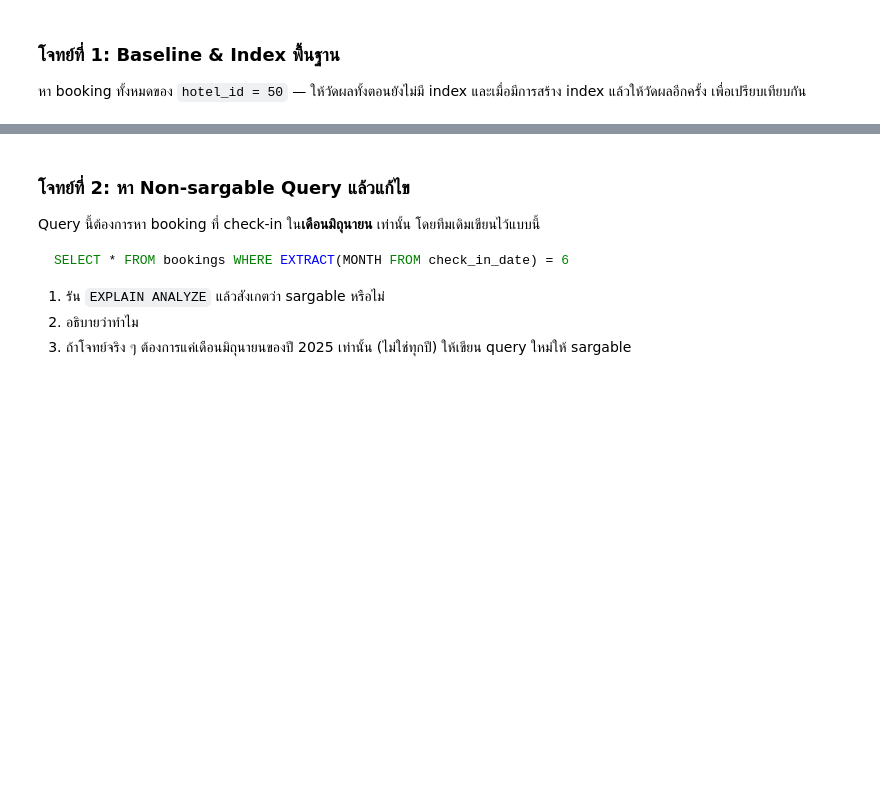
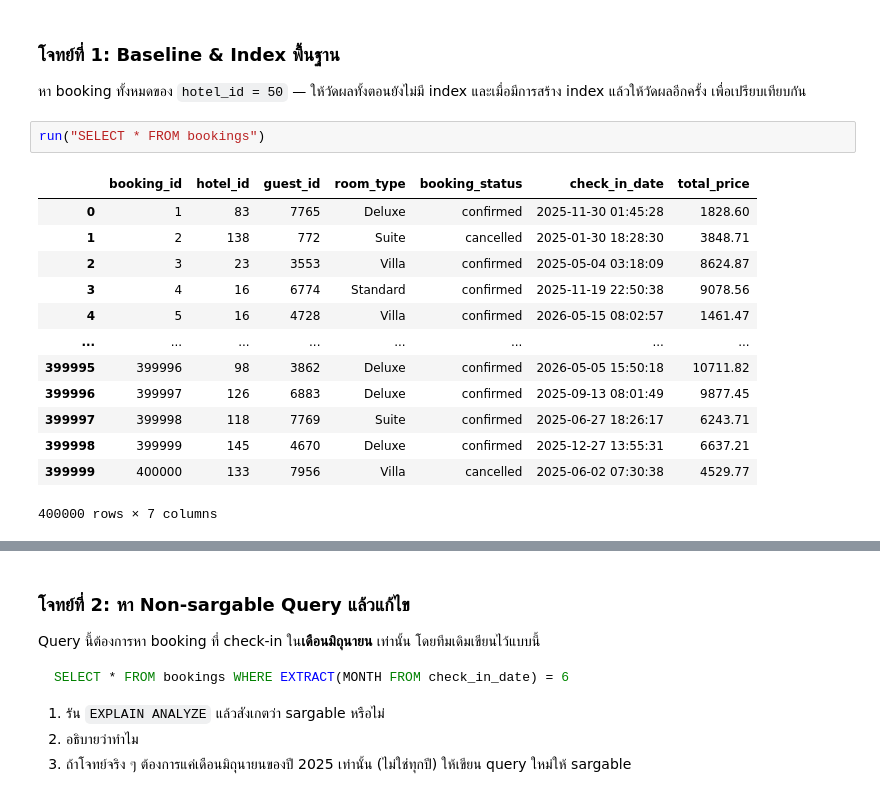
Before and after one commit to mxls34/AdvanceDatabase, a Jupyter notebook: Chapter6_Indexing_and_Query_Optimization.ipynb, the cells around one changed output, grey strips where cells are left out. Cells and saved outputs as stored; diff of their text form; blank space fills up the shorter version.

```diff
--- a/Chapter6_Indexing_and_Query_Optimization.ipynb
+++ b/Chapter6_Indexing_and_Query_Optimization.ipynb
@@ -724,6 +724,22 @@ Seed bookings เสร็จใน 12.8 วินาที (400,000 แถว)
 ### โจทย์ที่ 1: Baseline & Index พื้นฐาน
 
 หา booking ทั้งหมดของ `hotel_id = 50` — ให้วัดผลทั้งตอนยังไม่มี index และเมื่อมีการสร้าง index แล้วให้วัดผลอีกครั้ง เพื่อเปรียบเทียบกัน
+# %%
+run("SELECT * FROM bookings")
+# %% [output]
+|  | booking_id | hotel_id | guest_id | room_type | booking_status | check_in_date | total_price |
+| 0 | 1 | 83 | 7765 | Deluxe | confirmed | 2025-11-30 01:45:28 | 1828.60 |
+| 1 | 2 | 138 | 772 | Suite | cancelled | 2025-01-30 18:28:30 | 3848.71 |
+| 2 | 3 | 23 | 3553 | Villa | confirmed | 2025-05-04 03:18:09 | 8624.87 |
+| 3 | 4 | 16 | 6774 | Standard | confirmed | 2025-11-19 22:50:38 | 9078.56 |
+| 4 | 5 | 16 | 4728 | Villa | confirmed | 2026-05-15 08:02:57 | 1461.47 |
+| ... | ... | ... | ... | ... | ... | ... | ... |
+| 399995 | 399996 | 98 | 3862 | Deluxe | confirmed | 2026-05-05 15:50:18 | 10711.82 |
+| 399996 | 399997 | 126 | 6883 | Deluxe | confirmed | 2025-09-13 08:01:49 | 9877.45 |
+| 399997 | 399998 | 118 | 7769 | Suite | confirmed | 2025-06-27 18:26:17 | 6243.71 |
+| 399998 | 399999 | 145 | 4670 | Deluxe | confirmed | 2025-12-27 13:55:31 | 6637.21 |
+| 399999 | 400000 | 133 | 7956 | Villa | cancelled | 2025-06-02 07:30:38 | 4529.77 |
+400000 rows × 7 columns
 # %%
 # TODO: EXPLAIN ANALYZE หา hotel_id = 50 (ยังไม่มี index)
 run("DROP INDEX IF EXISTS idx_bookings_hotel")
```
Also changed, not shown: parts of 1 cell of this notebook.
